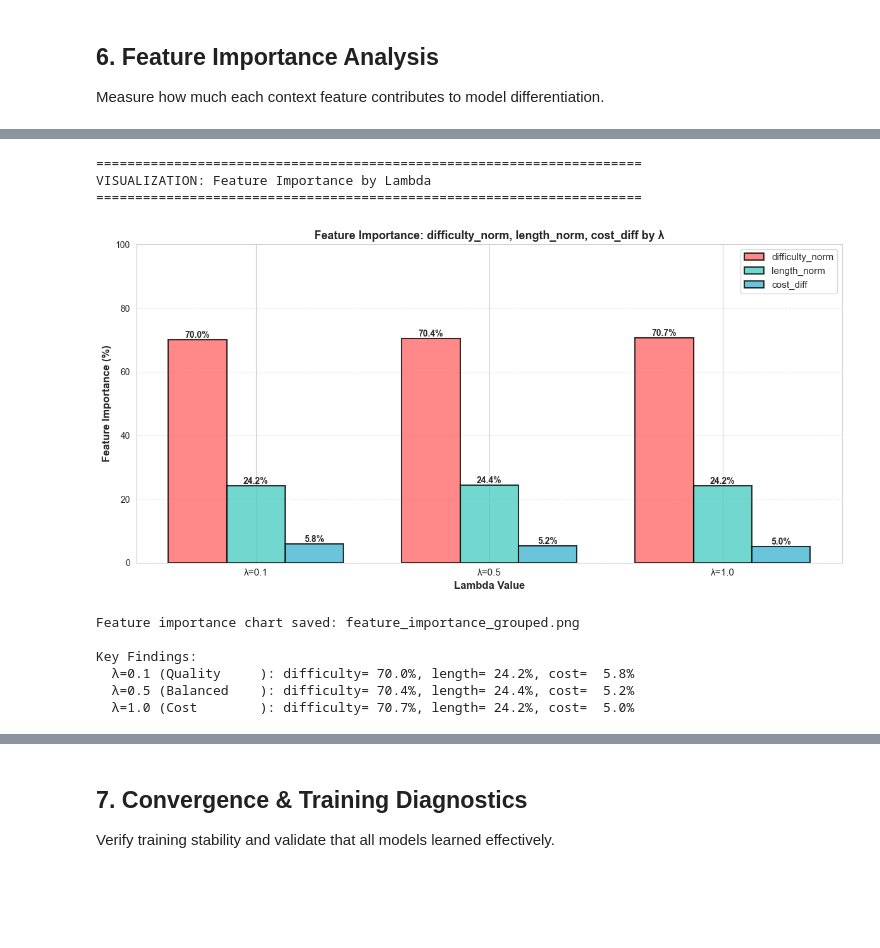
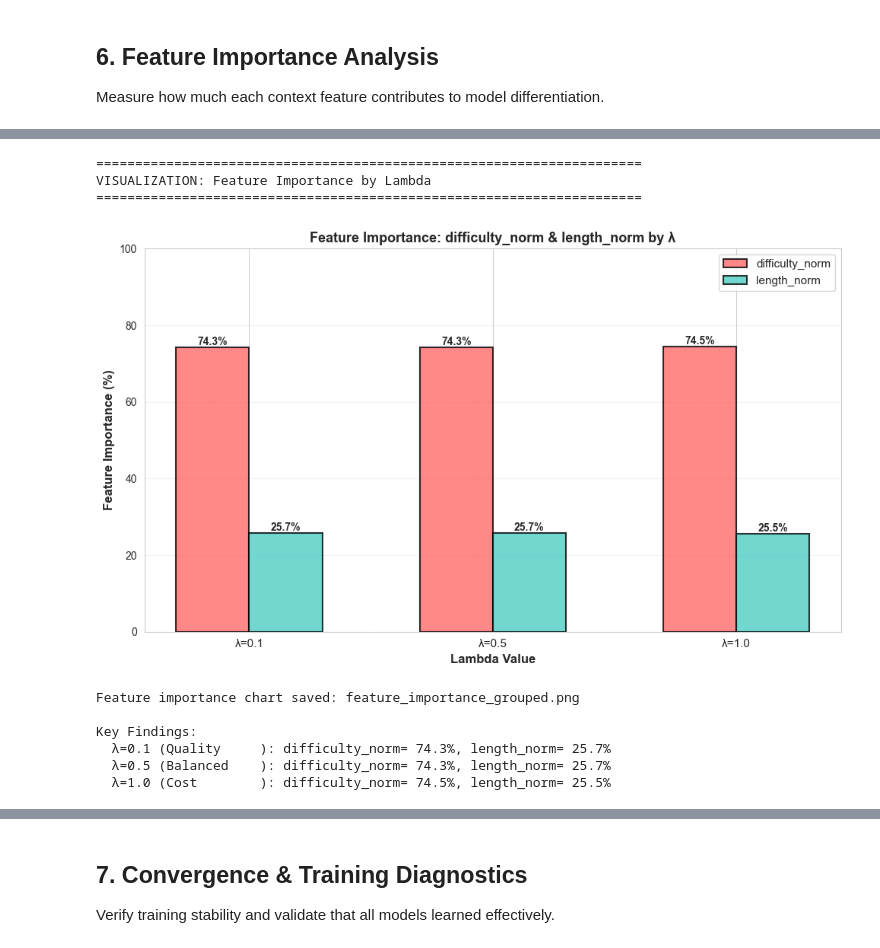
Before and after one commit to edmundnwl/BT4014-Contextual-Bandit-Algo, a Jupyter notebook: Project/dueling_bandit_training.ipynb, the cells around one changed output, grey strips where cells are left out. Cells and saved outputs as stored; diff of their text form; code cells hidden in the pictures; blank space fills up the shorter version.

Commit message:
removed cost and cleaned up. split reward model data and evaluation one

```diff
--- a/Project/dueling_bandit_training.ipynb
+++ b/Project/dueling_bandit_training.ipynb
@@ -85,6 +83,7 @@ dtype: object
 # %%
 # Explore unique models and features
 all_models = sorted(list(set(df['model_a'].unique()) | set(df['model_b'].unique())))
+model_names = all_models  # Used by all downstream cells
 print(f"\n--- Models ---")
 print(f"Total unique models: {len(all_models)}\n")
 for i, model in enumerate(all_models, 1):
@@ -291,13 +289,13 @@ class CostAwareDuelingBandit:
     Instead of training on win/loss (Bradley-Terry), this trains on reward scores:
     reward(model) = quality - λ * cost
 
-    Uses 3 context features: difficulty_norm, length_norm, cost_diff
-    - cost_diff as a feature allows learning HOW MUCH cost matters in different contexts
+    Uses 2 query-level context features: difficulty_norm, length_norm
     - Different λ values learn different cost sensitivities for each context
-    - This enables context-aware cost handling (e.g., cost matters less for easy prompts)
+    - Cost enters through the reward signal (quality - λ*cost), NOT as a context feature
+    - This enables context-aware quality estimation (e.g., model X excels at hard prompts)
     """
 
-    def __init__(self, model_names: List[str], n_features: int = 3, learning_rate: float = 0.01):
+    def __init__(self, model_names: List[str], n_features: int = 2, learning_rate: float = 0.01):
         """Initialize cost-aware dueling bandit."""
         self.n_models = len(model_names)
         self.n_features = n_features
@@ -333,7 +331,7 @@ class CostAwareDuelingBandit:
         - Use reward difference to drive learning (margin-based)
 
         Model with higher reward gets stronger positive update.
-        The cost_diff feature allows the model to learn context-specific cost weighting.
+        Context features describe the query (difficulty, length).
         """
         # Count model appearances for confidence weighting
         model_counts = defaultdict(int)
@@ -357,7 +355,7 @@ class CostAwareDuelingBandit:
             reward_a = row[reward_a_col]
             reward_b = row[reward_b_col]
 
-            # Extract context features (including cost_diff for context-aware cost handling)
+            # Extract query-level context features
             context = np.array([row[col] for col in feature_cols])
 
             # Compute reward margin
@@ -687,7 +650,7 @@ with open(output_path_weights_aware, 'w') as f:
 
 print(f"Cost-aware context weights saved to: {output_path_weights_aware}")
 
-# Save summary
+# Save summary (both cost-aware and update main summary with correct feature_names)
 summary_output = {
     'metadata': {
         'algorithm': 'Cost-Aware Dueling Bandit (Continuous Rewards)',
@@ -701,7 +664,7 @@ summary_output = {
         'feature_type': 'continuous',
         'features': semantic_features,
         'training_method': 'Margin-based on reward scores (quality - λ*cost)',
-        'note': 'Cost as context feature allows learning context-specific cost sensitivity for each λ',
+        'note': 'Context features describe the query (difficulty, length). Cost enters only via reward signal.',
     },
     'models': {}
 }
@@ -714,6 +677,18 @@ with open(output_path_summary_aware, 'w') as f:
     json.dump(summary_output, f, indent=2)
 
 print(f"Cost-aware summary saved to: {output_path_summary_aware}")
+
+# Update main training summary with correct feature_names for Stage 2 consumption
+main_summary = {
+    'metadata': summary_output['metadata'],
+    'training_summary': summary_output['models'],
+    'feature_names': semantic_features,
+    'model_names': model_names,
+}
+with open('data/dueling_training_summary.json', 'w') as f:
+    json.dump(main_summary, f, indent=2)
+
+print(f"Main training summary updated: data/dueling_training_summary.json")
 # %% [output]
 Saving cost-aware initialization scores...
 
@@ -980,56 +953,54 @@ for lam in lambda_values:
     feature_data[lam] = contributions
 
 # Create grouped bar chart
-fig, ax = plt.subplots(figsize=(12, 6))
+fig, ax = plt.subplots(figsize=(10, 6))
 
 x = np.arange(len(lambda_values))
-width = 0.25
-colors_feat = ['#FF6B6B', '#4ECDC4', '#45B7D1']
+width = 0.3
+colors_feat = ['#FF6B6B', '#4ECDC4']
 
 for feat_idx, feat_name in enumerate(semantic_features):
     values = [feature_data[lam][feat_name] for lam in lambda_values]
-    offset = (feat_idx - 1) * width
+    offset = (feat_idx - 0.5) * width
     bars = ax.bar(x + offset, values, width, label=feat_name, color=colors_feat[feat_idx],
                   edgecolor='black', alpha=0.8, linewidth=1.5)
 
     # Add value labels on bars
     for bar in bars:
         height = bar.get_height()
         ax.text(bar.get_x() + bar.get_width()/2., height,
                 f'{height:.1f}%', ha='center', va='bottom', fontsize=10, fontweight='bold')
 
 ax.set_xlabel('Lambda Value', fontsize=12, fontweight='bold')
 ax.set_ylabel('Feature Importance (%)', fontsize=12, fontweight='bold')
-ax.set_title('Feature Importance: difficulty_norm, length_norm, cost_diff by λ',
+ax.set_title('Feature Importance: difficulty_norm & length_norm by λ',
              fontsize=13, fontweight='bold')
 ax.set_xticks(x)
 ax.set_xticklabels([f'λ={lam}' for lam in lambda_values], fontsize=11)
 ax.set_ylim(0, 100)
 ax.legend(fontsize=11, loc='upper right')
 ax.grid(True, alpha=0.3, axis='y', linestyle='--')
 
 plt.tight_layout()
 plt.savefig('feature_importance_grouped.png', dpi=150, bbox_inches='tight')
 plt.show()
 
 print("\nFeature importance chart saved: feature_importance_grouped.png")
 print("\nKey Findings:")
 for lam in lambda_values:
     label = "Quality" if lam == 0.1 else "Balanced" if lam == 0.5 else "Cost"
     data = feature_data[lam]
-    print(f"  λ={lam} ({label:12}): "
-          f"difficulty={data['difficulty_norm']:5.1f}%, "
-          f"length={data['length_norm']:5.1f}%, "
-          f"cost={data['cost_diff']:5.1f}%")
+    print(f"  λ={lam} ({label:12}): ", end="")
+    print(", ".join(f"{f}={data[f]:5.1f}%" for f in semantic_features))
 # %% [output]
 ======================================================================
 VISUALIZATION: Feature Importance by Lambda
 ======================================================================
-[figure, old version]
+[figure, new version]
 Feature importance chart saved: feature_importance_grouped.png
 
 Key Findings:
-  λ=0.1 (Quality     ): difficulty= 70.0%, length= 24.2%, cost=  5.8%
-  λ=0.5 (Balanced    ): difficulty= 70.4%, length= 24.4%, cost=  5.2%
-  λ=1.0 (Cost        ): difficulty= 70.7%, length= 24.2%, cost=  5.0%
+  λ=0.1 (Quality     ): difficulty_norm= 74.3%, length_norm= 25.7%
+  λ=0.5 (Balanced    ): difficulty_norm= 74.3%, length_norm= 25.7%
+  λ=1.0 (Cost        ): difficulty_norm= 74.5%, length_norm= 25.5%
 # %% [markdown]
```
Also changed, not shown: parts of 18 cells of this notebook, 1 other file.
